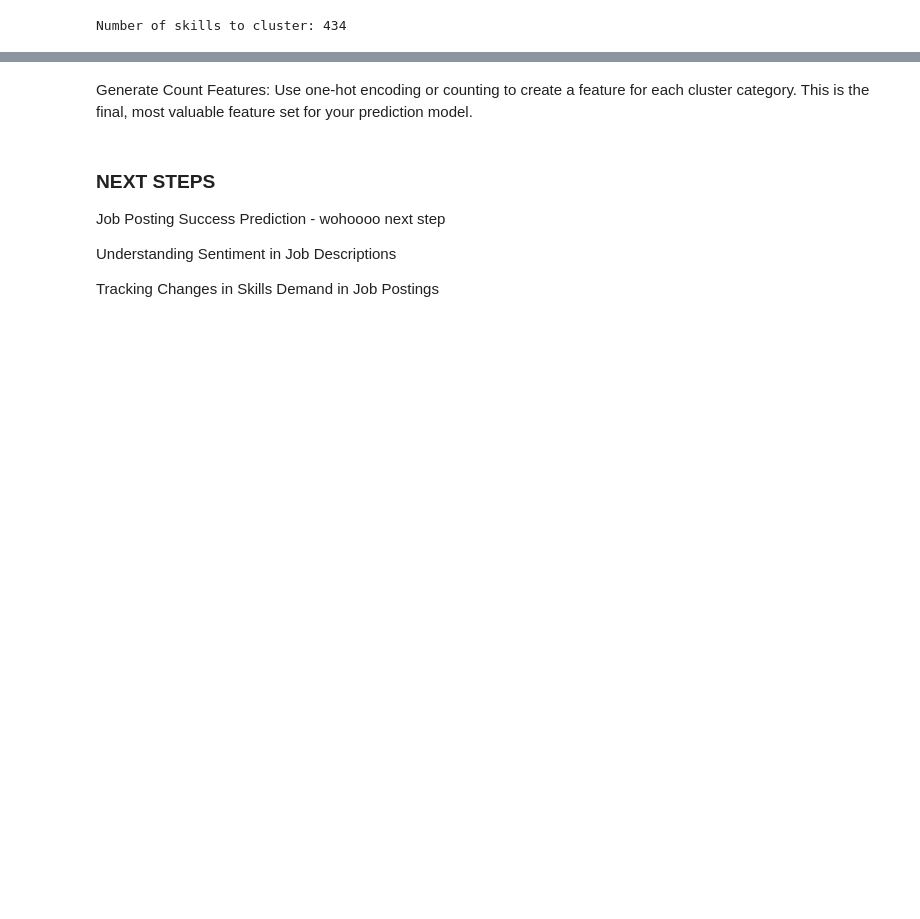
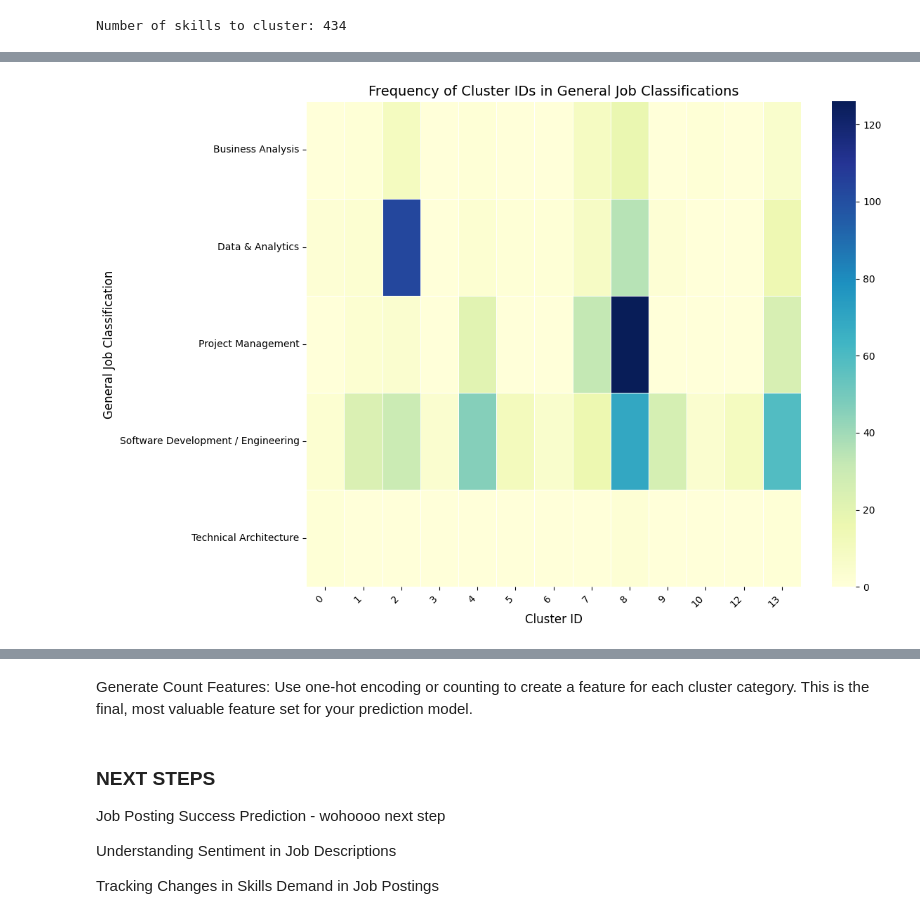
Before and after one commit to juliabarsow/NLP_Job_Postings, a Jupyter notebook: skill_extraction_clustering.ipynb, the cells around one changed output, grey strips where cells are left out. Saved outputs shown, nothing was run; the diff lists cells and outputs as text; code cells hidden in the pictures; blank space fills up the shorter version.

```diff
--- a/skill_extraction_clustering.ipynb
+++ b/skill_extraction_clustering.ipynb
@@ -453,0 +472,3 @@ df['skill_cluster_ids'] = df['extracted_skills'].apply(map_skills_to_clusters)
+# %%
+df_clustered = df_skills.copy()
+df_clustered['skill_cluster_ids'] = df_clustered['skills'].apply(map_skills_to_clusters)
@@ -453,0 +511,18 @@ df['skill_cluster_ids'] = df['extracted_skills'].apply(map_skills_to_clusters)
+# %%
+import matplotlib.pyplot as plt
+import seaborn as sns
+
+# Count the frequency of each cluster ID in each general job classification
+cluster_frequency = df_clustered.explode('skill_cluster_ids').groupby(['general job classification', 'skill_cluster_ids']).size().unstack(fill_value=0)
+
+# Plot the heatmap
+plt.figure(figsize=(12, 8))
+sns.heatmap(cluster_frequency, annot=False, cmap="YlGnBu", cbar=True, linewidths=0.5)
+plt.title("Frequency of Cluster IDs in General Job Classifications", fontsize=14)
+plt.xlabel("Cluster ID", fontsize=12)
+plt.ylabel("General Job Classification", fontsize=12)
+plt.xticks(rotation=45, ha='right')
+plt.tight_layout()
+plt.show()
+# %% [output]
+[figure, added]
```
Also changed, not shown: parts of 33 cells of this notebook.
